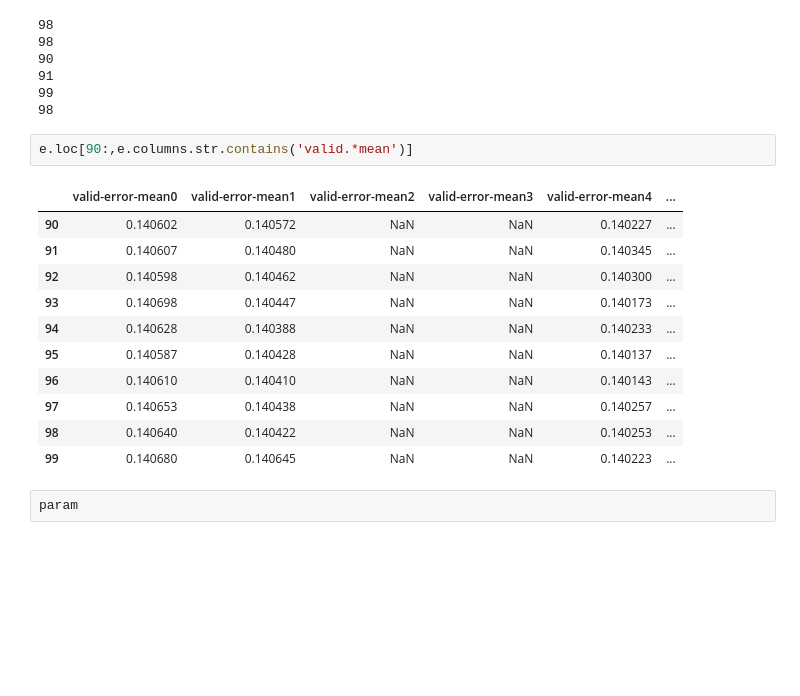
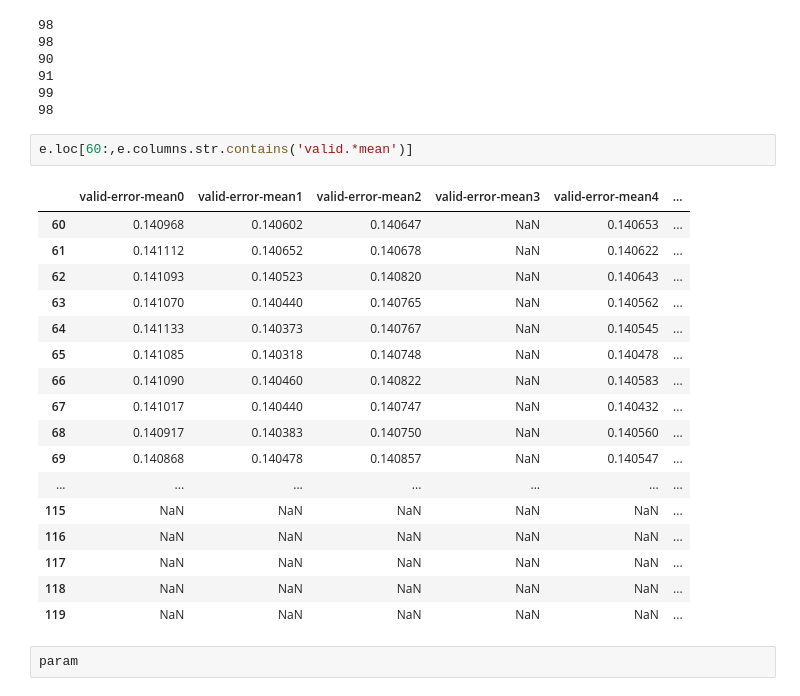
Before and after one commit to ily9000/Kaggle_AirBnB, a Jupyter notebook: view_results.ipynb, the cells around one changed output. Drawn from its saved outputs; the diff is of its cells as text; blank space fills up the shorter version.

```diff
--- a/view_results.ipynb
+++ b/view_results.ipynb
@@ -148,19 +139,25 @@ for i in range(6):
 99
 98
 # %%
-e.loc[90:,e.columns.str.contains('valid.*mean')]
+e.loc[60:,e.columns.str.contains('valid.*mean')]
 # %% [output]
 |  | valid-error-mean0 | valid-error-mean1 | valid-error-mean2 | valid-error-mean3 | valid-error-mean4 | ... |
-| 90 | 0.140602 | 0.140572 | NaN | NaN | 0.140227 | ... |
-| 91 | 0.140607 | 0.140480 | NaN | NaN | 0.140345 | ... |
-| 92 | 0.140598 | 0.140462 | NaN | NaN | 0.140300 | ... |
-| 93 | 0.140698 | 0.140447 | NaN | NaN | 0.140173 | ... |
-| 94 | 0.140628 | 0.140388 | NaN | NaN | 0.140233 | ... |
-| 95 | 0.140587 | 0.140428 | NaN | NaN | 0.140137 | ... |
-| 96 | 0.140610 | 0.140410 | NaN | NaN | 0.140143 | ... |
-| 97 | 0.140653 | 0.140438 | NaN | NaN | 0.140257 | ... |
-| 98 | 0.140640 | 0.140422 | NaN | NaN | 0.140253 | ... |
-| 99 | 0.140680 | 0.140645 | NaN | NaN | 0.140223 | ... |
+| 60 | 0.140968 | 0.140602 | 0.140647 | NaN | 0.140653 | ... |
+| 61 | 0.141112 | 0.140652 | 0.140678 | NaN | 0.140622 | ... |
+| 62 | 0.141093 | 0.140523 | 0.140820 | NaN | 0.140643 | ... |
+| 63 | 0.141070 | 0.140440 | 0.140765 | NaN | 0.140562 | ... |
+| 64 | 0.141133 | 0.140373 | 0.140767 | NaN | 0.140545 | ... |
+| 65 | 0.141085 | 0.140318 | 0.140748 | NaN | 0.140478 | ... |
+| 66 | 0.141090 | 0.140460 | 0.140822 | NaN | 0.140583 | ... |
+| 67 | 0.141017 | 0.140440 | 0.140747 | NaN | 0.140432 | ... |
+| 68 | 0.140917 | 0.140383 | 0.140750 | NaN | 0.140560 | ... |
+| 69 | 0.140868 | 0.140478 | 0.140857 | NaN | 0.140547 | ... |
+| ... | ... | ... | ... | ... | ... | ... |
+| 115 | NaN | NaN | NaN | NaN | NaN | ... |
+| 116 | NaN | NaN | NaN | NaN | NaN | ... |
+| 117 | NaN | NaN | NaN | NaN | NaN | ... |
+| 118 | NaN | NaN | NaN | NaN | NaN | ... |
+| 119 | NaN | NaN | NaN | NaN | NaN | ... |
 # %%
 param
 # %% [output]
```
Also changed, not shown: parts of 6 cells of this notebook, 3 other files.
